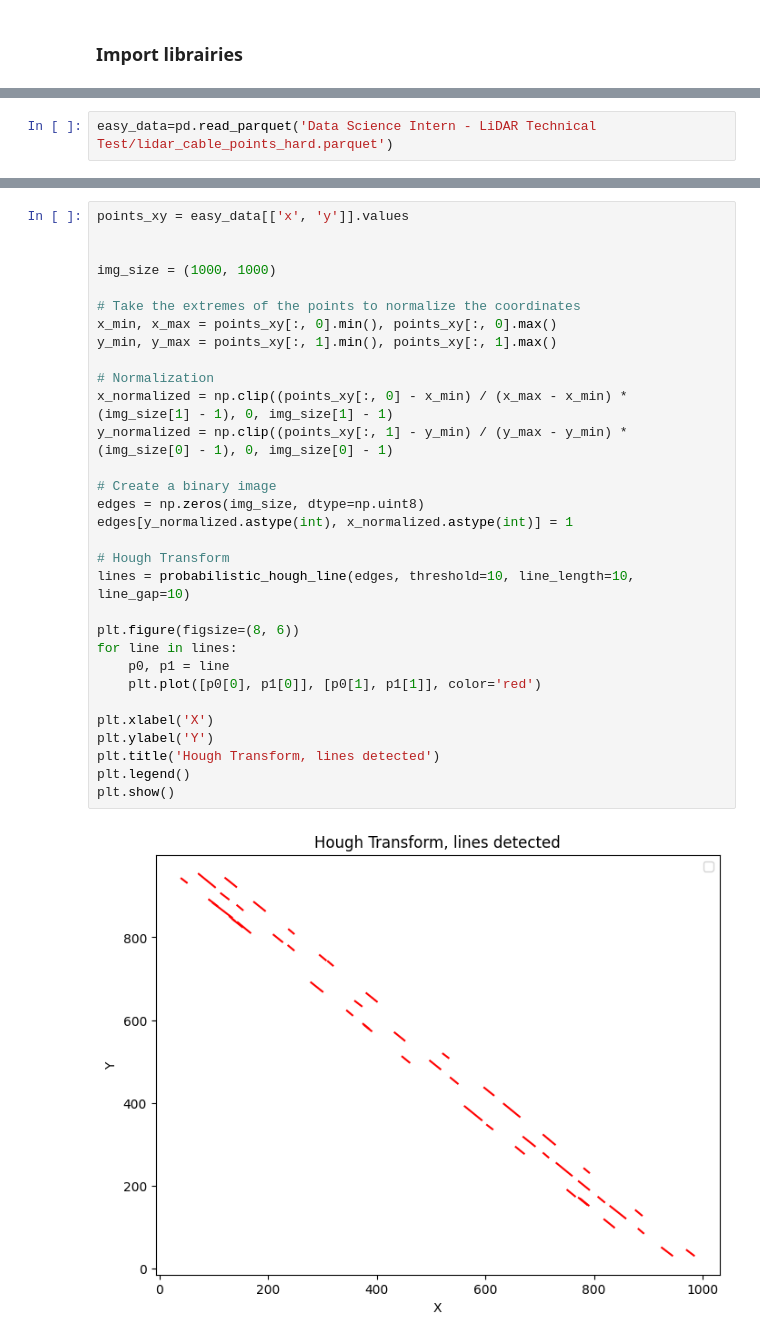
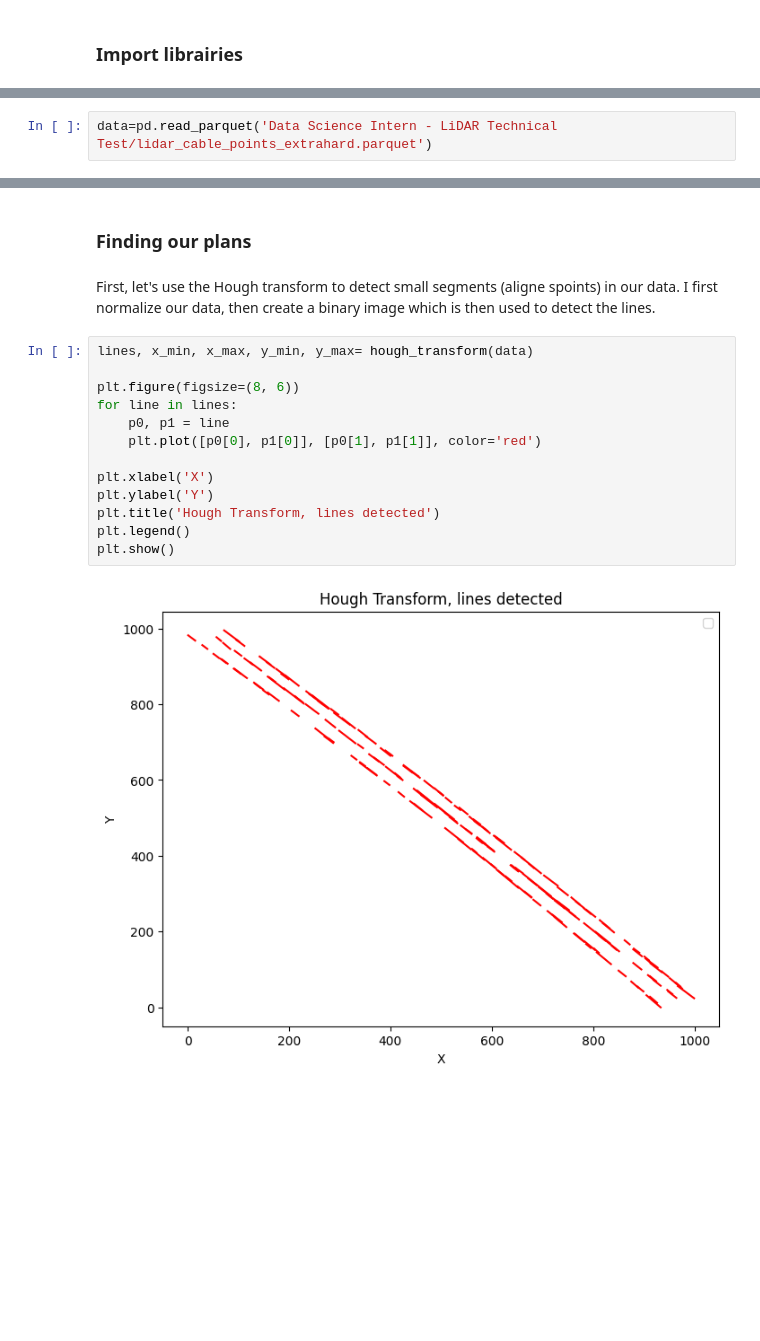
Before and after one commit to ofondeur/catenary_models, a Jupyter notebook: code.ipynb, the cells around one changed output, grey strips where cells are left out. Drawn from its saved outputs; the diff is of its cells as text; blank space fills up the shorter version.

```diff
--- a/code.ipynb
+++ b/code.ipynb
@@ -13,5 +14,5 @@ from sklearn.cluster import KMeans
 # %%
-easy_data=pd.read_parquet('Data Science Intern - LiDAR Technical Test/lidar_cable_points_hard.parquet')
+data=pd.read_parquet('Data Science Intern - LiDAR Technical Test/lidar_cable_points_extrahard.parquet')
 # %%
 fig = plt.figure()
 ax = fig.add_subplot(111, projection='3d')
@@ -26,33 +27,19 @@ plt.show()
+# %% [markdown]
+### Finding our plans
+# %% [markdown]
+First, let's use the Hough transform to detect small segments (aligne spoints) in our data. I first normalize our data, then create a binary image which is then used to detect the lines.
 # %%
-points_xy = easy_data[['x', 'y']].values
-
-
-img_size = (1000, 1000)
-
-# Take the extremes of the points to normalize the coordinates
-x_min, x_max = points_xy[:, 0].min(), points_xy[:, 0].max()
-y_min, y_max = points_xy[:, 1].min(), points_xy[:, 1].max()
-
-# Normalization
-x_normalized = np.clip((points_xy[:, 0] - x_min) / (x_max - x_min) * (img_size[1] - 1), 0, img_size[1] - 1)
-y_normalized = np.clip((points_xy[:, 1] - y_min) / (y_max - y_min) * (img_size[0] - 1), 0, img_size[0] - 1)
-
-# Create a binary image
-edges = np.zeros(img_size, dtype=np.uint8)
-edges[y_normalized.astype(int), x_normalized.astype(int)] = 1
-
-# Hough Transform
-lines = probabilistic_hough_line(edges, threshold=10, line_length=10, line_gap=10)
+lines, x_min, x_max, y_min, y_max= hough_transform(data)
 
 plt.figure(figsize=(8, 6))
 for line in lines:
     p0, p1 = line
     plt.plot([p0[0], p1[0]], [p0[1], p1[1]], color='red')
 
 plt.xlabel('X')
 plt.ylabel('Y')
 plt.title('Hough Transform, lines detected')
 plt.legend()
 plt.show()
 # %% [output]
-[figure, old version]
+[figure, new version]
```
Also changed, not shown: parts of 22 cells of this notebook, 2 other files.
